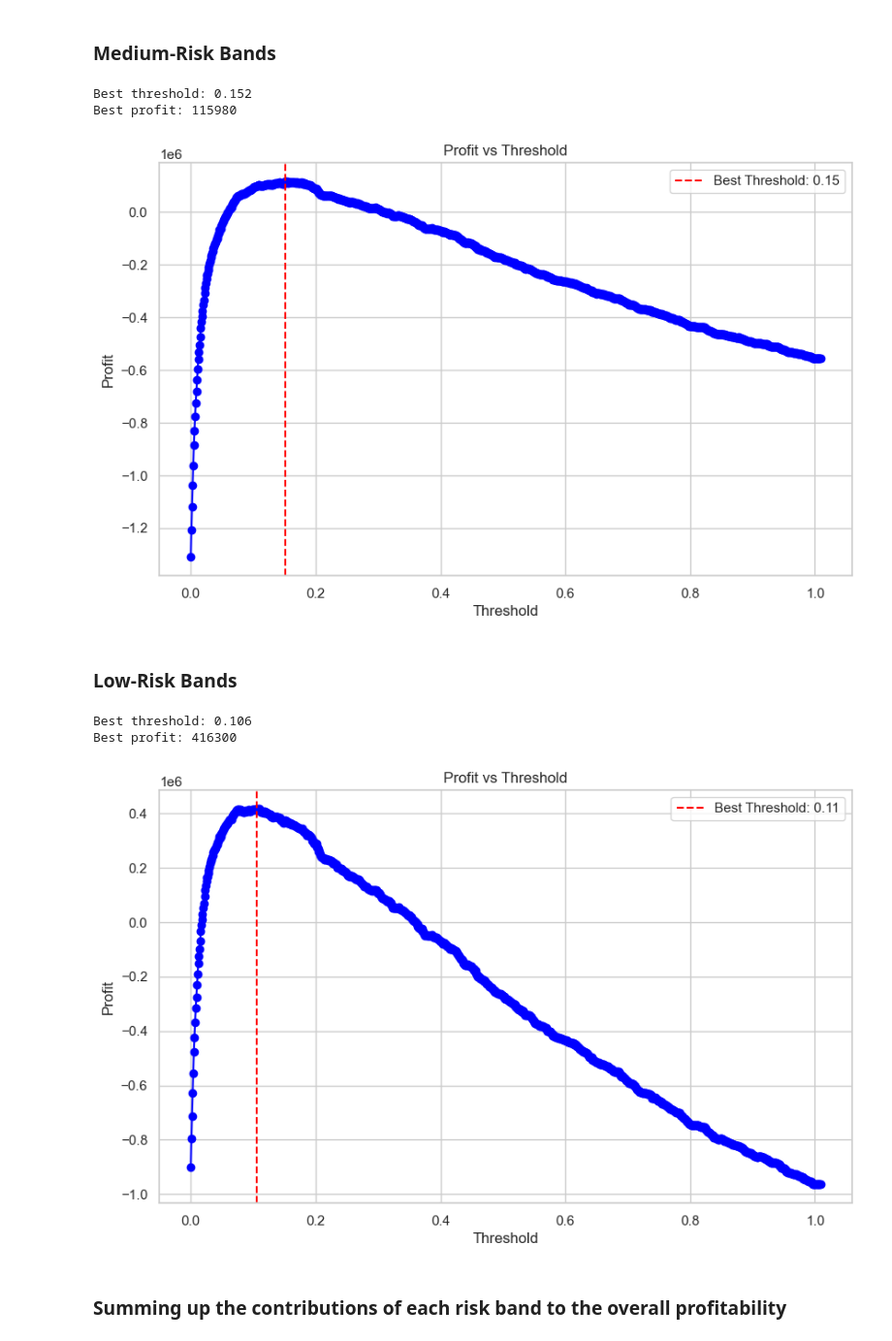
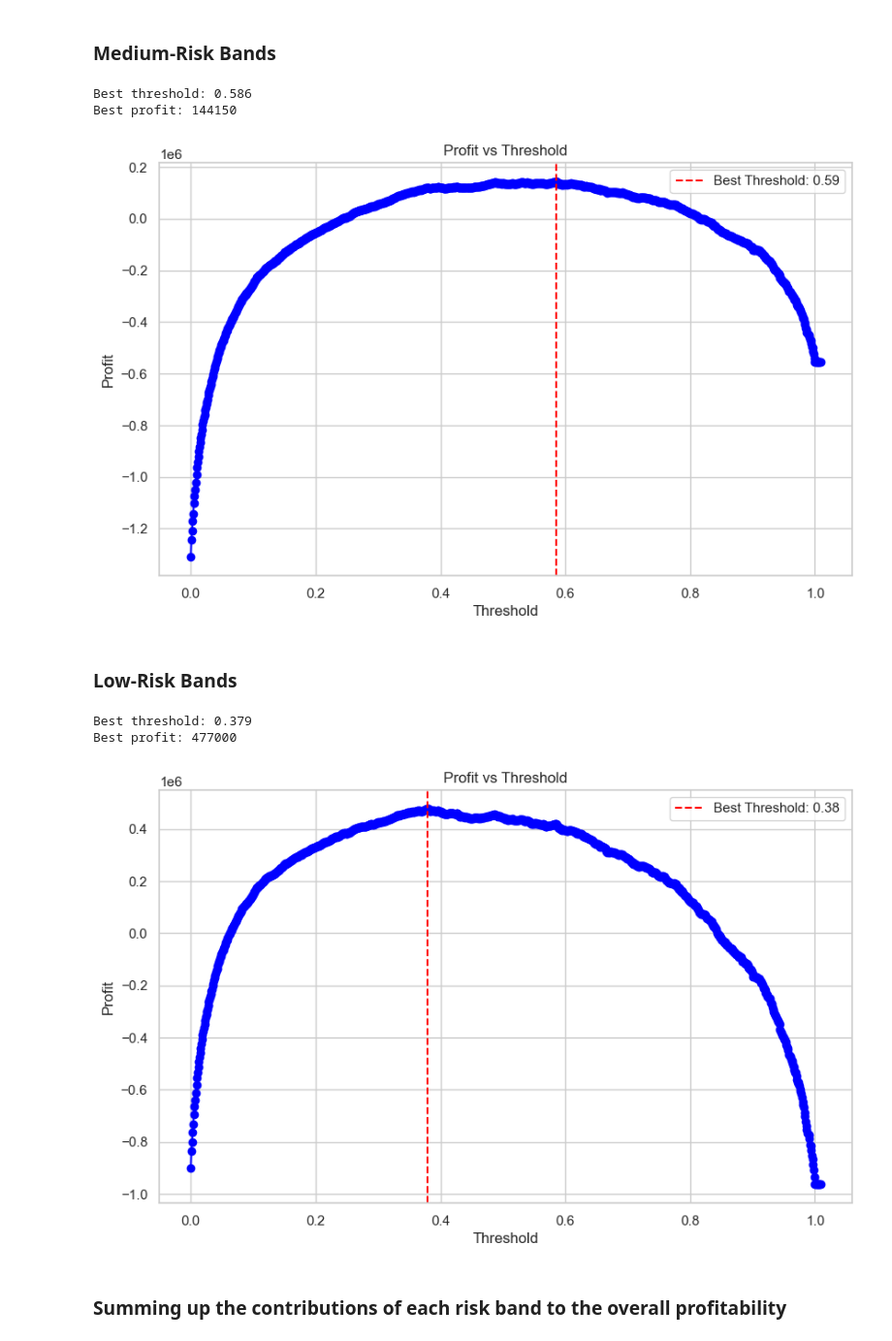
Before and after one commit to rickyjcg22/sales_success_prediction, a Jupyter notebook: model_logreg copy.ipynb, the cells around one changed output. Shown: that part at 97% size. Saved outputs shown, nothing was run; the diff lists cells and outputs as text; code cells hidden in the pictures.

```diff
--- a/model_logreg copy.ipynb
+++ b/model_logreg copy.ipynb
@@ -212,7 +196,8 @@ Accuracy Score for Best Model: 0.8533
 # %%
 # Setup y_true and y_scores
 y_true = y_test
-y_scores = best_model.predict_proba(X_test)[:,1]
+# y_scores = best_model.predict_proba(X_test)[:,1] # run this if using best_model
+y_scores = logreg.predict_proba(X_test)[:,1] # run this if using logreg
 
 # Option 1
 pr_auc = average_precision_score(y_true, y_scores)
@@ -295,3 +280,6 @@ Total profit: $449274.29
+# %%
+# Setting the y_prob_best from the best_model which is equal to y_scores
+y_prob_best = y_scores
 # %% [markdown]
 ### High-Risk Bands
 # %%
@@ -303,7 +291,7 @@ fn_at_best_high = []
 
 # Defining a profit function for high-risk customers
 for t in thresholds:
-    y_pred_thresholded = (y_prob >= t).astype(int)
+    y_pred_thresholded = (y_prob_best >= t).astype(int)
     cm_thresholded = confusion_matrix(y_test, y_pred_thresholded)
 
     # Assuming profit calculation based on confusion matrix
@@ -356,7 +344,7 @@ fn_at_best_mid = []
 
 # Defining a profit function for high-risk customers
 for t in thresholds:
-    y_pred_thresholded = (y_prob >= t).astype(int)
+    y_pred_thresholded = (y_prob_best >= t).astype(int)
     cm_thresholded = confusion_matrix(y_test, y_pred_thresholded)
 
     # Assuming profit calculation based on confusion matrix
@@ -392,9 +380,9 @@ plt.legend()
 plt.grid(True)
 plt.show()
 # %% [output]
-Best threshold: 0.152
-Best profit: 115980
+Best threshold: 0.586
+Best profit: 144150
-[figure, old version]
+[figure, new version]
 # %%
 tp_at_best_mid = tp_at_best_mid[best_idx_mid] * 705
 fn_at_best_mid = fn_at_best_mid[best_idx_mid] * 705
@@ -409,7 +397,7 @@ fn_at_best_low = []
 
 # Defining a profit function for high-risk customers
 for t in thresholds:
-    y_pred_thresholded = (y_prob >= t).astype(int)
+    y_pred_thresholded = (y_prob_best >= t).astype(int)
     cm_thresholded = confusion_matrix(y_test, y_pred_thresholded)
 
     # Assuming profit calculation based on confusion matrix
@@ -418,36 +406,36 @@ for t in thresholds:
     fp_cost = 300  # Example cost for false positives
     fn_cost = tp_gain  # Example cost for false negatives
 
     TP = cm_thresholded[1, 1]
     FP = cm_thresholded[0, 1]
     FN = cm_thresholded[1, 0]
 
     profit = (TP * tp_gain) - (FP * fp_cost) - (FN * fn_cost)
     profits_low.append(profit)
     tp_at_best_low.append(TP)
     fn_at_best_low.append(FN)
 
 best_idx_low = np.argmax(profits_low)
 best_threshold_low = thresholds[best_idx_low]
 best_profit = profits_low[best_idx_low]
 
 print(f'Best threshold: {best_threshold_low}')
 print(f'Best profit: {best_profit}')
 
 # Plotting profit vs threshold
 plt.figure(figsize=(10, 6))
 plt.plot(thresholds, profits_low, marker='o', color='blue')
 plt.axvline(x=best_threshold_low, color='red', linestyle='--', label=f'Best Threshold: {best_threshold_low:.2f}')
 plt.title('Profit vs Threshold')
 plt.xlabel('Threshold')
 plt.ylabel('Profit')
 plt.legend()
 plt.grid(True)
 plt.show()
 # %% [output]
-Best threshold: 0.106
-Best profit: 416300
+Best threshold: 0.379
+Best profit: 477000
-[figure, old version]
+[figure, new version]
 # %%
 tp_at_best_low = tp_at_best_low[best_idx_low] * 1225
 fn_at_best_low = fn_at_best_low[best_idx_low] * 1225
```
Also changed, not shown: parts of 10 cells of this notebook, 6 other files.
